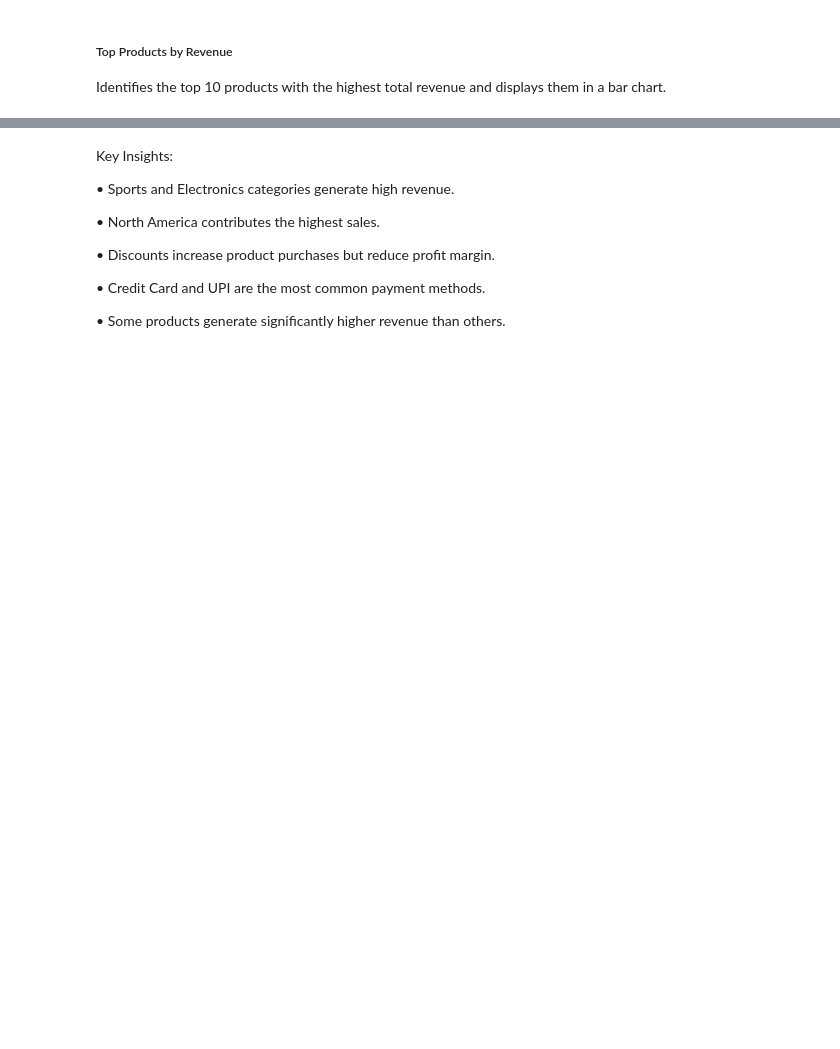
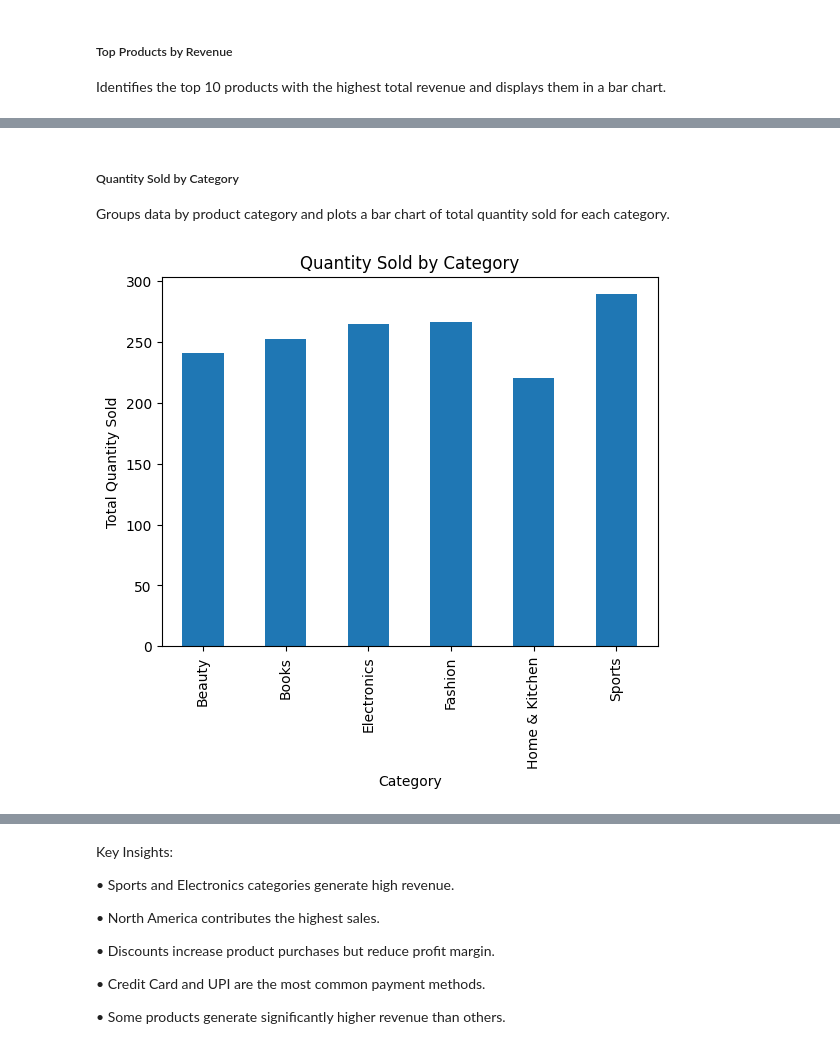
Before and after one commit to parmarriya195-dotcom/amazon-sales-analysis, a Jupyter notebook: final_project.ipynb, the cells around one changed output, grey strips where cells are left out. Cells and saved outputs as stored; diff of their text form; code cells hidden in the pictures; blank space fills up the shorter version.

```diff
--- a/final_project.ipynb
+++ b/final_project.ipynb
@@ -257,0 +272,13 @@ plt.show()
+# %% [markdown]
+##### Quantity Sold by Category
+Groups data by product category and plots a bar chart of total quantity sold for each category.
+# %%
+category_quantity = df.groupby("product_category")["quantity_sold"].sum()
+
+category_quantity.plot(kind="bar")
+plt.title("Quantity Sold by Category")
+plt.xlabel("Category")
+plt.ylabel("Total Quantity Sold")
+plt.show()
+# %% [output]
+[figure, added]
```
Also changed, not shown: parts of 10 cells of this notebook.
